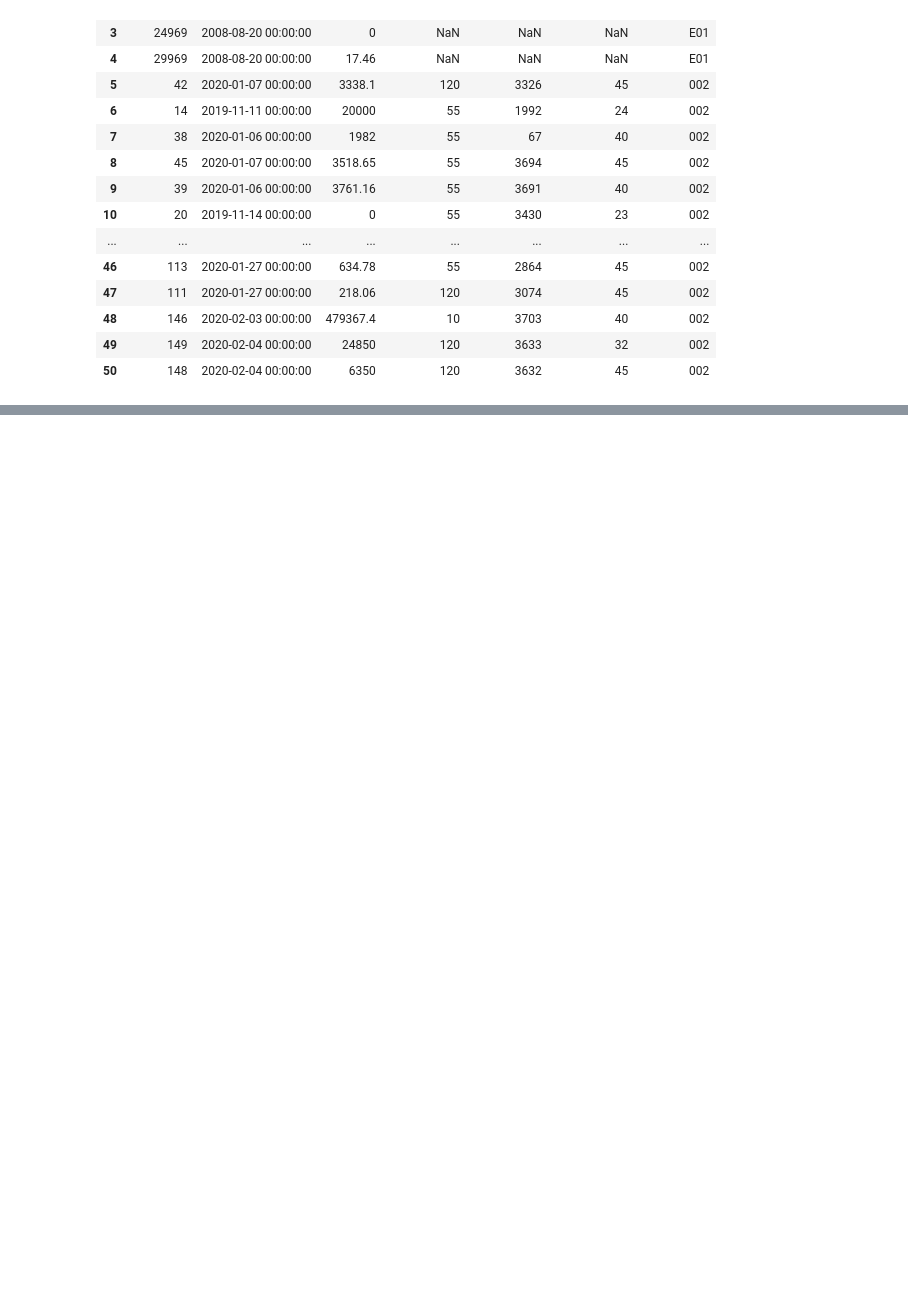
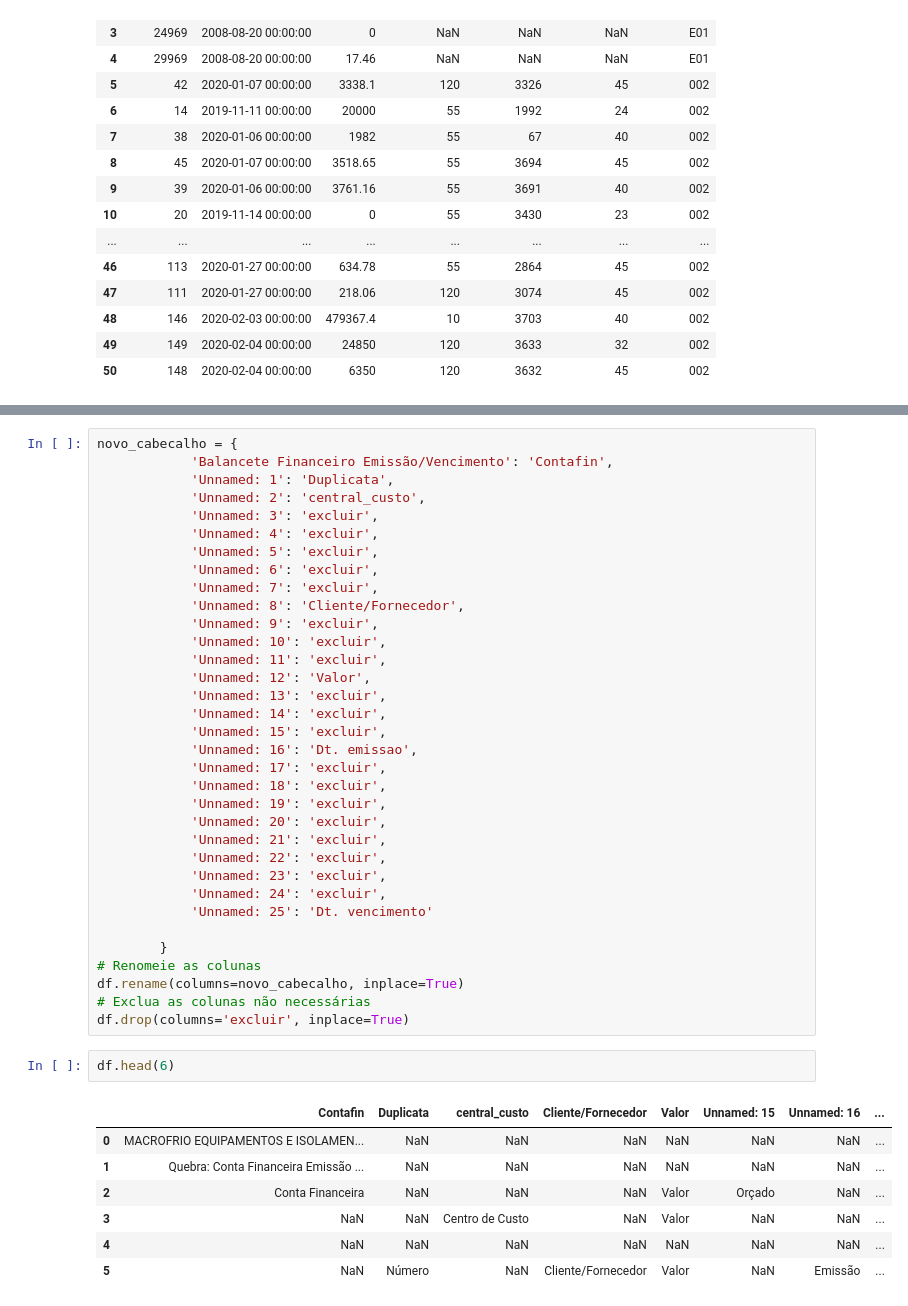
Before and after one commit to dadosmfp/ETL, a Jupyter notebook: Untitled-1.ipynb, the cells around one changed output, grey strips where cells are left out. Cells and saved outputs as stored; diff of their text form; blank space fills up the shorter version.

Commit message:
limpa o relatório e ordena colunas

```diff
--- a/modules/Untitled-1.ipynb
+++ b/Untitled-1.ipynb
@@ -425,0 +441,44 @@ pedido.head(50)
+# %%
+novo_cabecalho = {
+            'Balancete Financeiro Emissão/Vencimento': 'Contafin',
+            'Unnamed: 1': 'Duplicata',
+            'Unnamed: 2': 'central_custo',
+            'Unnamed: 3': 'excluir',
+            'Unnamed: 4': 'excluir',
+            'Unnamed: 5': 'excluir',
+            'Unnamed: 6': 'excluir',
+            'Unnamed: 7': 'excluir',
+            'Unnamed: 8': 'Cliente/Fornecedor',
+            'Unnamed: 9': 'excluir',
+            'Unnamed: 10': 'excluir',
+            'Unnamed: 11': 'excluir',
+            'Unnamed: 12': 'Valor',
+            'Unnamed: 13': 'excluir',
+            'Unnamed: 14': 'excluir',
+            'Unnamed: 15': 'excluir',
+            'Unnamed: 16': 'Dt. emissao',
+            'Unnamed: 17': 'excluir',
+            'Unnamed: 18': 'excluir',
+            'Unnamed: 19': 'excluir',
+            'Unnamed: 20': 'excluir',
+            'Unnamed: 21': 'excluir',
+            'Unnamed: 22': 'excluir',
+            'Unnamed: 23': 'excluir',
+            'Unnamed: 24': 'excluir',
+            'Unnamed: 25': 'Dt. vencimento'
+
+        }
+# Renomeie as colunas
+df.rename(columns=novo_cabecalho, inplace=True)
+# Exclua as colunas não necessárias
+df.drop(columns='excluir', inplace=True)
+# %%
+df.head(6)
+# %% [output]
+|  | Contafin | Duplicata | central_custo | Cliente/Fornecedor | Valor | Unnamed: 15 | Unnamed: 16 | ... |
+| 0 | MACROFRIO EQUIPAMENTOS E ISOLAMEN... | NaN | NaN | NaN | NaN | NaN | NaN | ... |
+| 1 | Quebra: Conta Financeira Emissão ... | NaN | NaN | NaN | NaN | NaN | NaN | ... |
+| 2 | Conta Financeira | NaN | NaN | NaN | Valor | Orçado | NaN | ... |
+| 3 | NaN | NaN | Centro de Custo | NaN | Valor | NaN | NaN | ... |
+| 4 | NaN | NaN | NaN | NaN | NaN | NaN | NaN | ... |
+| 5 | NaN | Número | NaN | Cliente/Fornecedor | Valor | NaN | Emissão | ... |
```
Also changed, not shown: parts of 3 cells of this notebook, 3 other files.
